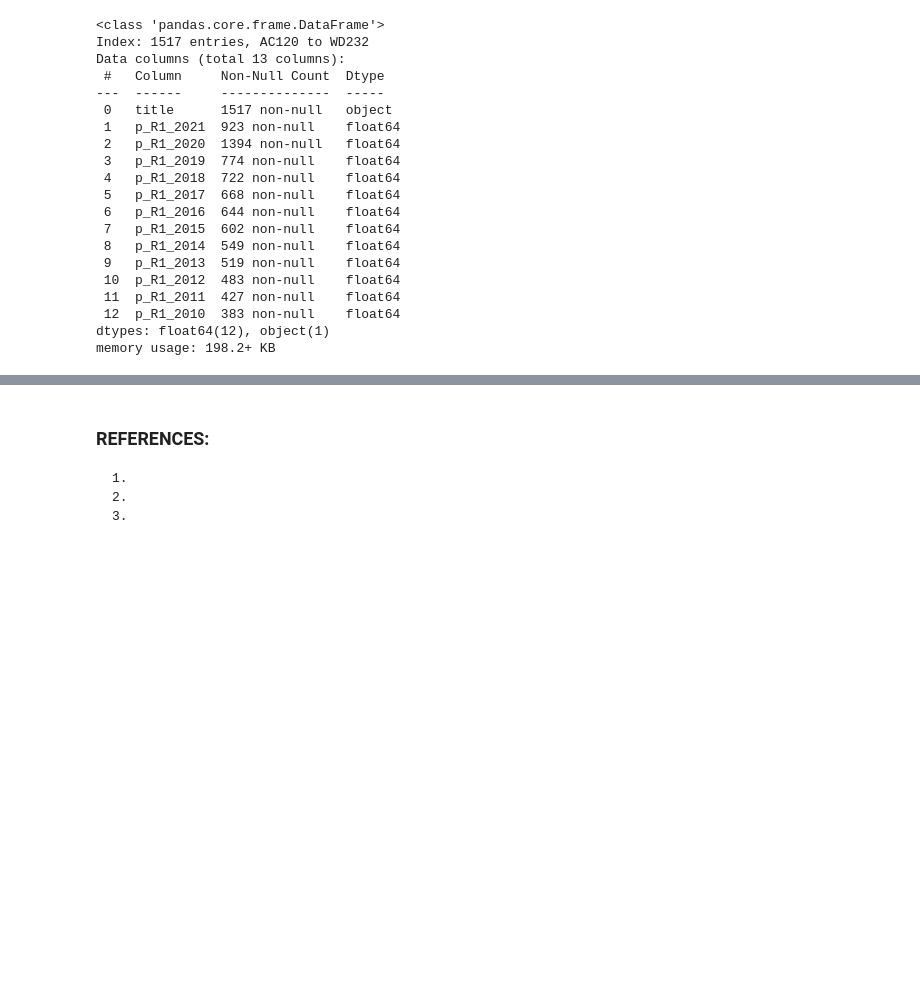
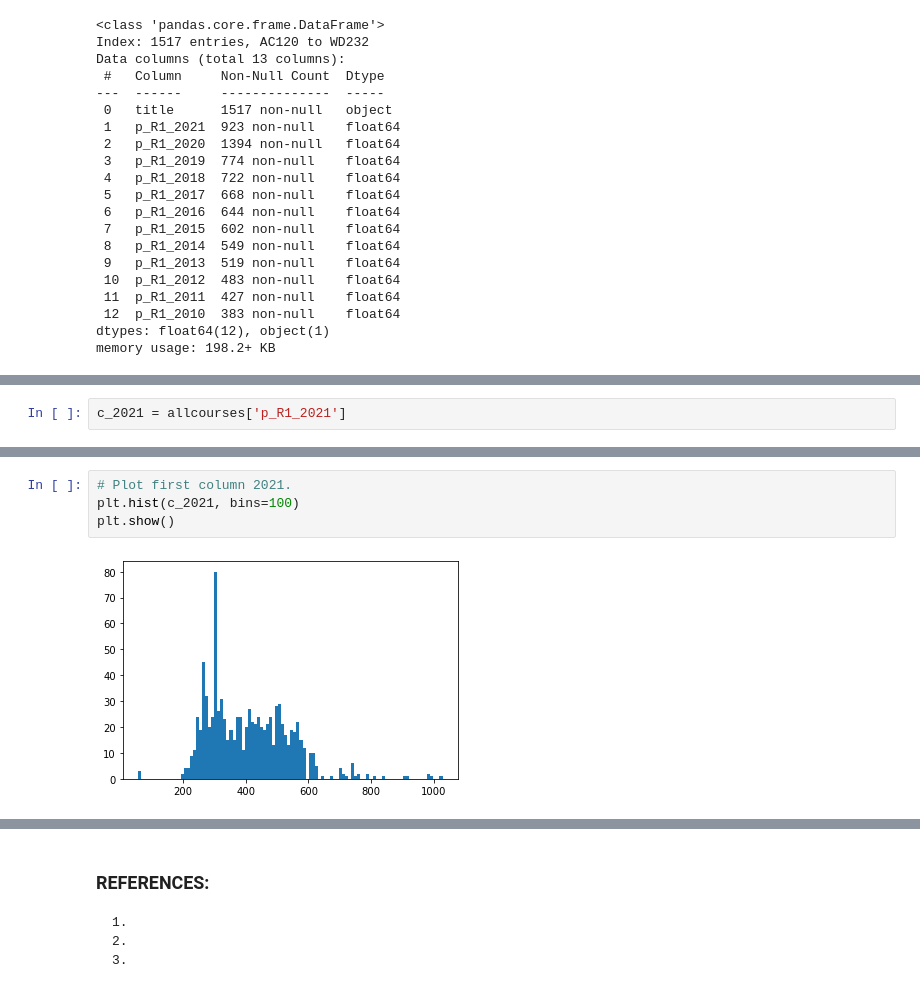
Before and after one commit to DracoNibilis/CAO_Points_Analysis, a Jupyter notebook: cao.ipynb, the cells around one changed output, grey strips where cells are left out. Cells and saved outputs as stored; diff of their text form; blank space fills up the shorter version.

Commit message:
histograms try

```diff
--- a/cao.ipynb
+++ b/cao.ipynb
@@ -1421,0 +1361,2 @@ plt.show()
+# %%
+c_2021 = allcourses['p_R1_2021']
@@ -1421,0 +1376,6 @@ plt.show()
+# %%
+# Plot first column 2021.
+plt.hist(c_2021, bins=100)
+plt.show()
+# %% [output]
+[figure, added]
```
Also changed, not shown: parts of 9 cells of this notebook.
